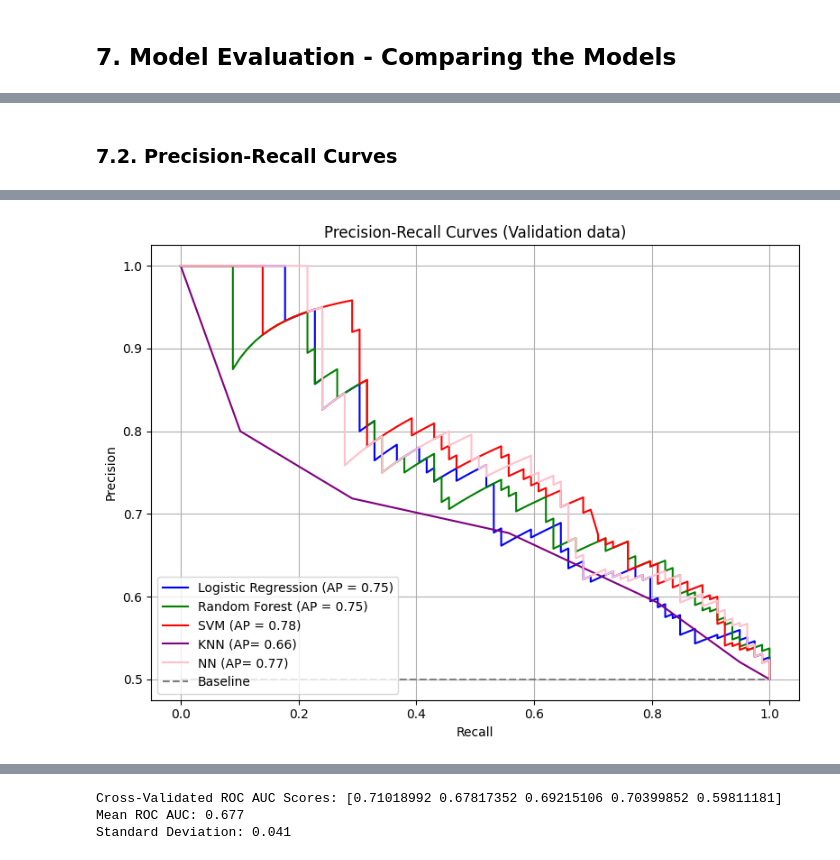
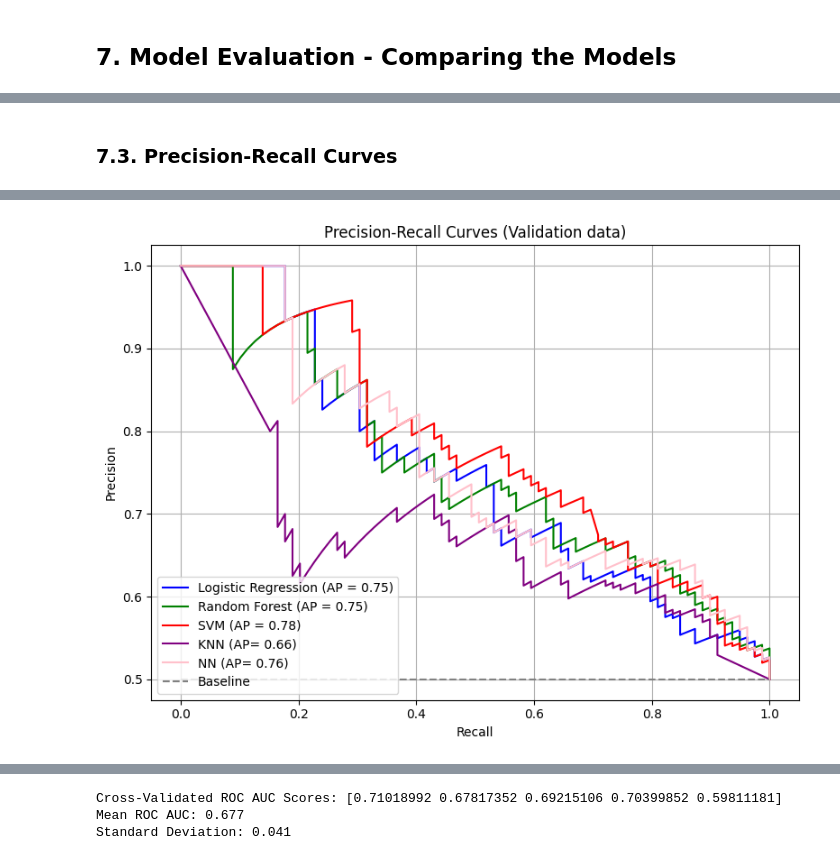
Before and after one commit to AvChilds/serviced_accommodation_ML_project, a Jupyter notebook: masters_assignment_2.ipynb, the cells around one changed output, grey strips where cells are left out. Cells and saved outputs as stored; diff of their text form; code cells hidden in the pictures.

```diff
--- a/masters_assignment_2.ipynb
+++ b/masters_assignment_2.ipynb
@@ -1601,2 +1694,6 @@ best_knn = knn_tuned.best_estimator_
+# %%
+best_knn = knn_tuned.best_estimator_
+best_knn_preds = best_knn.predict(X_val)
+best_knn_prob = best_knn.predict_proba(X_val)[:, 1]
 # %%
 report_model("K-Nearest Neighbors", y_val, knn_preds)
@@ -1625,3 +1722,11 @@ weighted avg       0.64      0.64      0.64       158
 # %% [markdown]
 ### **6.5. Neural Networks**
+# %%
+X_nn_train = X_train.to_numpy()
+X_nn_val = X_val.to_numpy()
+X_nn_test = X_test.to_numpy()
+
+X_nn_train = np.asarray(X_nn_train).astype('float32')
+X_nn_val = np.asarray(X_nn_val).astype('float32')
+X_nn_test = np.asarray(X_nn_test).astype('float32')
 # %%
@@ -1687,4 +1809,4 @@ Epoch 25/25
 # %%
-best_nn = random_search_result.best_estimator_
-random_search_result
+best_nn = nn_tuned.best_estimator_
+best_nn
 # %% [output]
@@ -1706,0 +1832,5 @@ Accuracy of the model: 65.19%
+# %%
+best_nn_preds = best_nn.predict(X_nn_val)
+best_nn_prob = best_nn.predict_proba(X_nn_val)[:, 1]
+report_model("Neural Networks", y_val, nn_preds)
+report_model("Neural Networks(Tuned)", y_val, best_nn_preds)
@@ -1761,19 +2071,19 @@ We would then have to consider other metrics to determine best model.
 # %% [markdown]
-### **7.2. Precision-Recall Curves**
+### **7.3. Precision-Recall Curves**
 # %%
 # Get precision-recall values for each model
-precision_logreg, recall_logreg, _ = precision_recall_curve(y_val, best_logreg.predict_proba(X_val)[:, 1])
-precision_rf, recall_rf, _ = precision_recall_curve(y_val, best_rf.predict_proba(X_val)[:, 1])
-precision_svm, recall_svm, _ = precision_recall_curve(y_val, best_svm.predict_proba(X_val)[:, 1])
-precision_knn, recall_knn,_ = precision_recall_curve(y_val, knn.predict_proba(X_val)[:, 1])
-precision_nn, recall_nn,_ = precision_recall_curve(y_val, best_nn.predict_proba(X_val)[:, 1])
+precision_logreg, recall_logreg, _ = precision_recall_curve(y_val, best_logreg_prob)
+precision_rf, recall_rf, _ = precision_recall_curve(y_val, best_rf_prob)
+precision_svm, recall_svm, _ = precision_recall_curve(y_val, best_svm_prob)
+precision_knn, recall_knn,_ = precision_recall_curve(y_val, best_knn_prob)
+precision_nn, recall_nn,_ = precision_recall_curve(y_val, best_nn_prob)
 
 # Calculate average precision score (area under the PR curve)
-ap_logreg = average_precision_score(y_val, best_logreg.predict_proba(X_val)[:, 1])
-ap_rf = average_precision_score(y_val, best_rf.predict_proba(X_val)[:, 1])
-ap_svm = average_precision_score(y_val, best_svm.predict_proba(X_val)[:, 1])
-ap_knn = average_precision_score(y_val,best_knn.predict_proba(X_val)[:, 1])
-ap_nn = average_precision_score(y_val,best_nn.predict_proba(X_val)[:, 1])
+ap_logreg = average_precision_score(y_val, best_logreg_prob)
+ap_rf = average_precision_score(y_val, best_rf_prob)
+ap_svm = average_precision_score(y_val, best_svm_prob)
+ap_knn = average_precision_score(y_val,best_knn_prob)
+ap_nn = average_precision_score(y_val,best_nn_prob)
 
 # Plot
 plt.figure(figsize=(8, 6))
@@ -1802,3 +2110,3 @@ plt.show()
-[figure, old version]
+[figure, new version]
 # %% [markdown]
 #### **Precision-Recall Curve Analysis**
```
Also changed, not shown: parts of 54 cells of this notebook.
